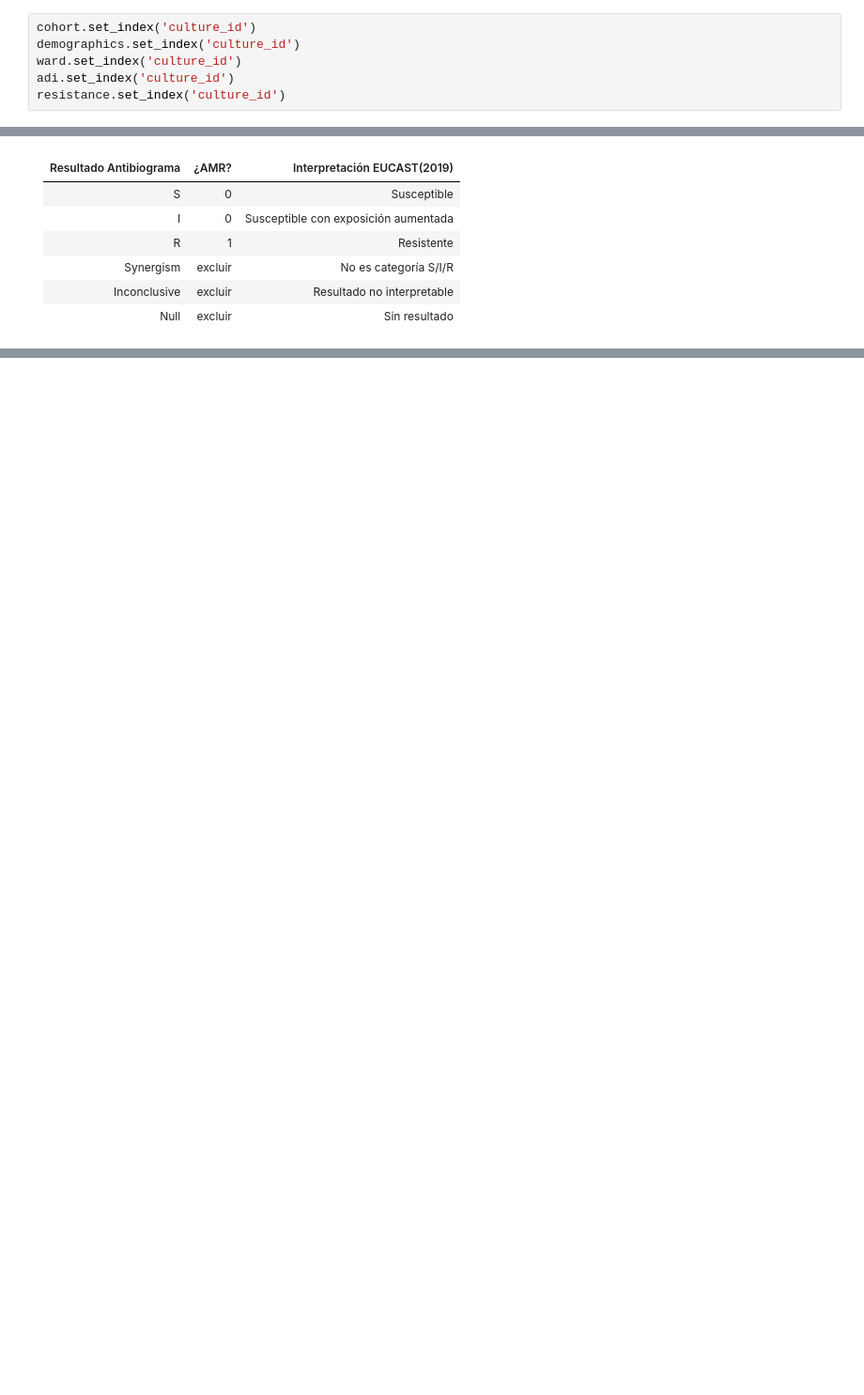
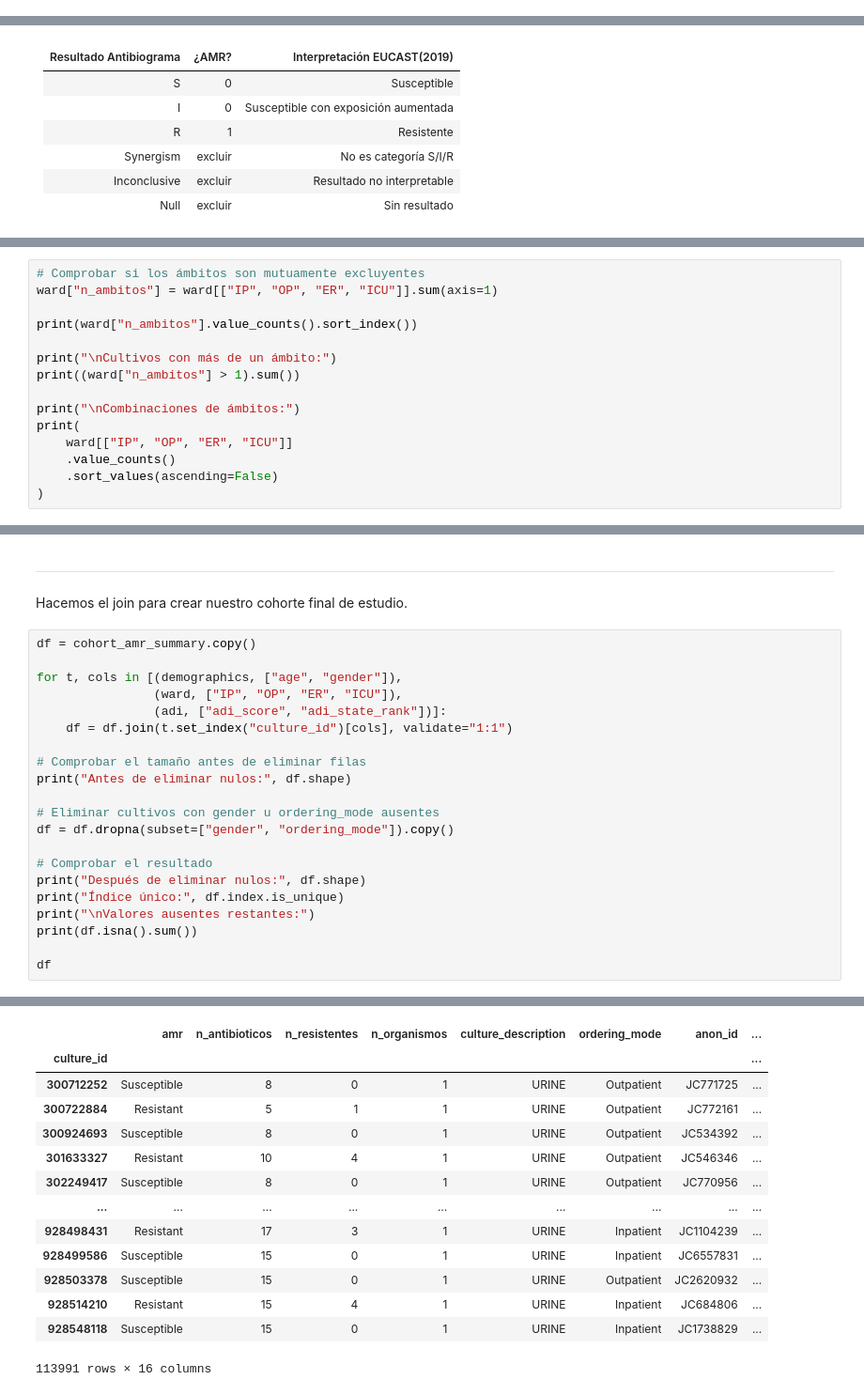
Before and after one commit to jorgeshzhndz/Resistencia_Antibioticos, a Jupyter notebook: notebooks/memoria.ipynb, the cells around one changed output, grey strips where cells are left out. Shown at 94% size. Cells and saved outputs as stored; diff of their text form; blank space fills up the shorter version.

```diff
--- a/notebooks/memoria.ipynb
+++ b/notebooks/memoria.ipynb
@@ -264,6 +271,0 @@ Establecemos ``culture_id``como index. Es el identificador único y exclusivo de
-# %%
-cohort.set_index('culture_id')
-demographics.set_index('culture_id')
-ward.set_index('culture_id')
-adi.set_index('culture_id')
-resistance.set_index('culture_id')
@@ -312,0 +365,15 @@ Vamos a incluir en nuestro estudio aquellos cultivos que presenten al menos una
+# %%
+# Comprobar si los ámbitos son mutuamente excluyentes
+ward["n_ambitos"] = ward[["IP", "OP", "ER", "ICU"]].sum(axis=1)
+
+print(ward["n_ambitos"].value_counts().sort_index())
+
+print("\nCultivos con más de un ámbito:")
+print((ward["n_ambitos"] > 1).sum())
+
+print("\nCombinaciones de ámbitos:")
+print(
+    ward[["IP", "OP", "ER", "ICU"]]
+    .value_counts()
+    .sort_values(ascending=False)
+)
@@ -312,0 +400,26 @@ Vamos a incluir en nuestro estudio aquellos cultivos que presenten al menos una
+# %% [markdown]
+-------
+# %% [markdown]
+Hacemos el join para crear nuestro cohorte final de estudio.
+# %%
+df = cohort_amr_summary.copy()
+
+for t, cols in [(demographics, ["age", "gender"]),
+                (ward, ["IP", "OP", "ER", "ICU"]),
+                (adi, ["adi_score", "adi_state_rank"])]:
+    df = df.join(t.set_index("culture_id")[cols], validate="1:1")
+
+# Comprobar el tamaño antes de eliminar filas
+print("Antes de eliminar nulos:", df.shape)
+
+# Eliminar cultivos con gender u ordering_mode ausentes
+df = df.dropna(subset=["gender", "ordering_mode"]).copy()
+
+# Comprobar el resultado
+print("Después de eliminar nulos:", df.shape)
+print("Índice único:", df.index.is_unique)
+print("\nValores ausentes restantes:")
+print(df.isna().sum())
+
+df
+# %% [output]
@@ -312,0 +443,14 @@ Vamos a incluir en nuestro estudio aquellos cultivos que presenten al menos una
+|  | amr | n_antibioticos | n_resistentes | n_organismos | culture_description | ordering_mode | anon_id | ... |
+| culture_id |  |  |  |  |  |  |  | ... |
+| 300712252 | Susceptible | 8 | 0 | 1 | URINE | Outpatient | JC771725 | ... |
+| 300722884 | Resistant | 5 | 1 | 1 | URINE | Outpatient | JC772161 | ... |
+| 300924693 | Susceptible | 8 | 0 | 1 | URINE | Outpatient | JC534392 | ... |
+| 301633327 | Resistant | 10 | 4 | 1 | URINE | Outpatient | JC546346 | ... |
+| 302249417 | Susceptible | 8 | 0 | 1 | URINE | Outpatient | JC770956 | ... |
+| ... | ... | ... | ... | ... | ... | ... | ... | ... |
+| 928498431 | Resistant | 17 | 3 | 1 | URINE | Inpatient | JC1104239 | ... |
+| 928499586 | Susceptible | 15 | 0 | 1 | URINE | Inpatient | JC6557831 | ... |
+| 928503378 | Susceptible | 15 | 0 | 1 | URINE | Outpatient | JC2620932 | ... |
+| 928514210 | Resistant | 15 | 4 | 1 | URINE | Inpatient | JC684806 | ... |
+| 928548118 | Susceptible | 15 | 0 | 1 | URINE | Inpatient | JC1738829 | ... |
+113991 rows × 16 columns
```
Also changed, not shown: parts of 45 cells of this notebook, 1 other file.
